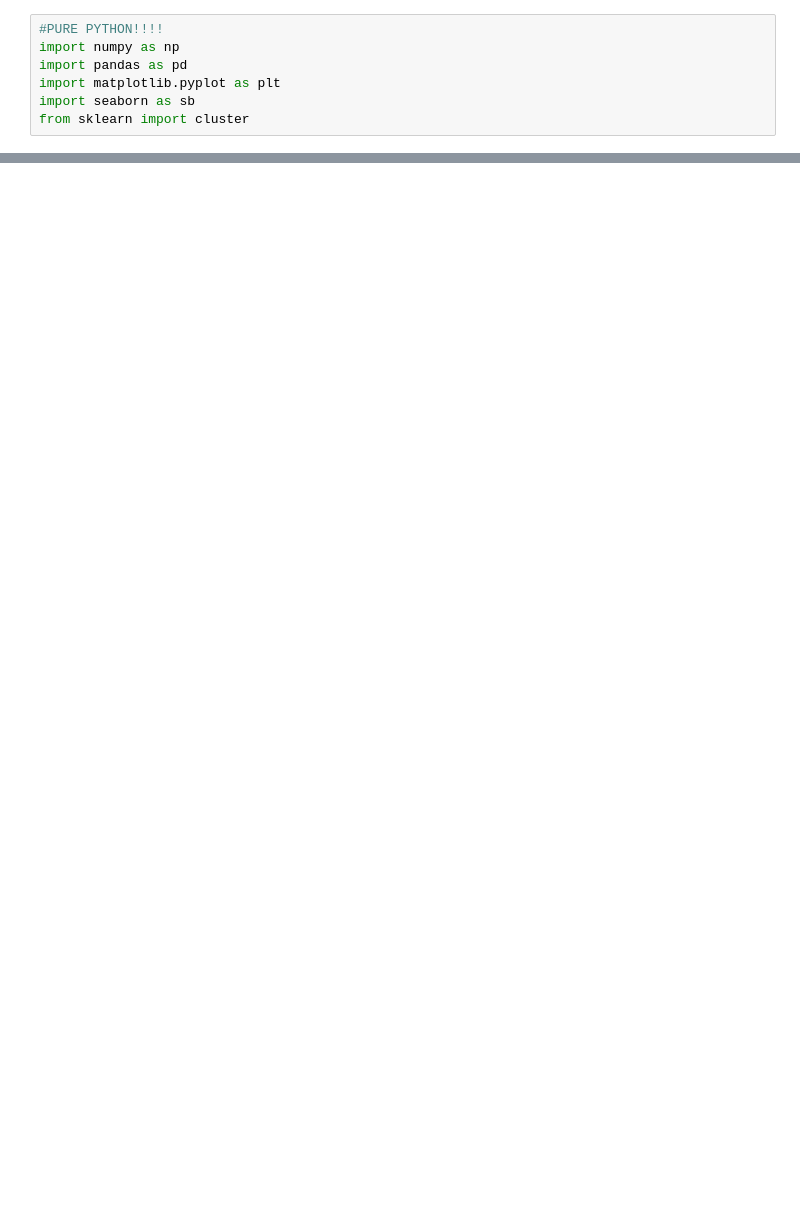
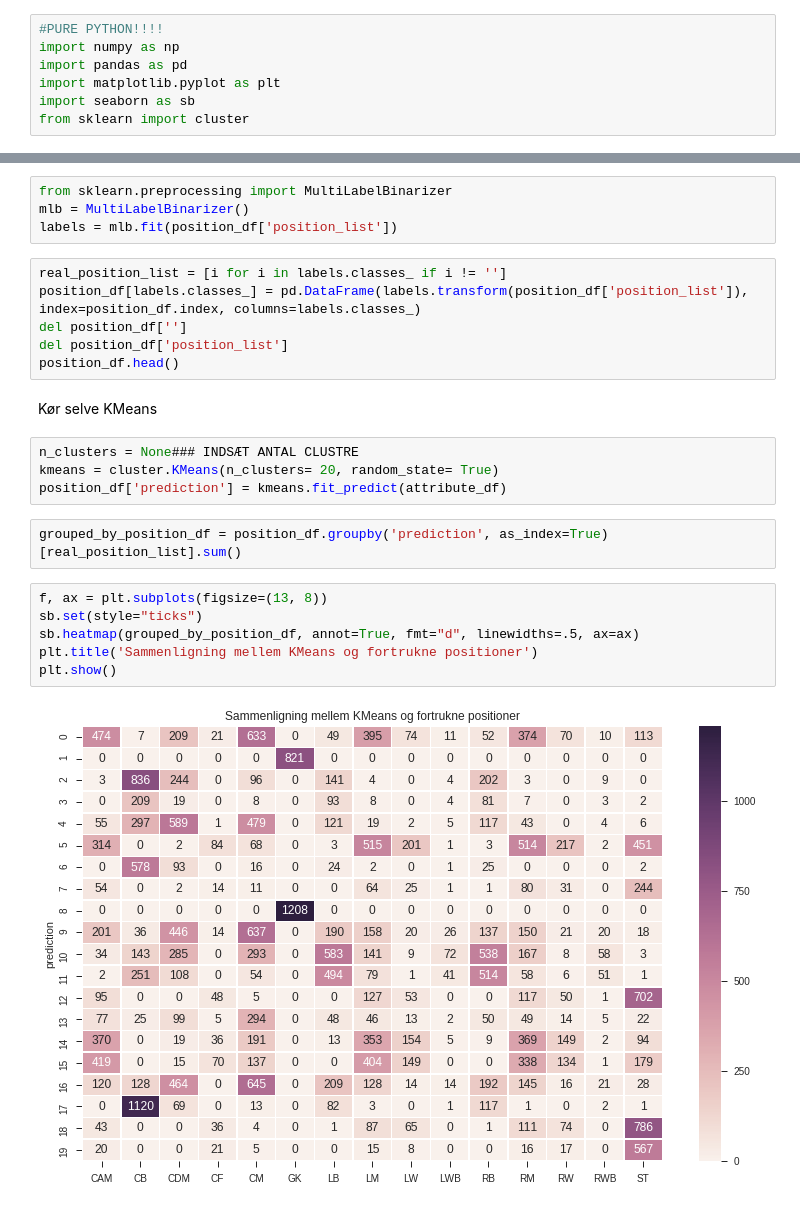
Before and after one commit to mssalvador/Fifa2018, a Jupyter notebook: Teknisk Tirsdag Tutorial (Un-Supervised).ipynb, the cells around one changed output, grey strips where cells are left out. Cells and saved outputs as stored; diff of their text form; blank space fills up the shorter version.

```diff
--- a/Teknisk Tirsdag Tutorial (Un-Supervised).ipynb
+++ b/Teknisk Tirsdag Tutorial (Un-Supervised).ipynb
@@ -139,0 +218,26 @@ attribute_df
+# %%
+from sklearn.preprocessing import MultiLabelBinarizer
+mlb = MultiLabelBinarizer()
+labels = mlb.fit(position_df['position_list'])
+# %%
+real_position_list = [i for i in labels.classes_ if i != '']
+position_df[labels.classes_] = pd.DataFrame(labels.transform(position_df['position_list']), index=position_df.index, columns=labels.classes_)
+del position_df['']
+del position_df['position_list']
+position_df.head()
+# %% [markdown]
+Kør selve KMeans
+# %%
+n_clusters = None### INDSÆT ANTAL CLUSTRE
+kmeans = cluster.KMeans(n_clusters= 20, random_state= True)
+position_df['prediction'] = kmeans.fit_predict(attribute_df)
+# %%
+grouped_by_position_df = position_df.groupby('prediction', as_index=True)[real_position_list].sum()
+# %%
+f, ax = plt.subplots(figsize=(13, 8))
+sb.set(style="ticks")
+sb.heatmap(grouped_by_position_df, annot=True, fmt="d", linewidths=.5, ax=ax)
+plt.title('Sammenligning mellem KMeans og fortrukne positioner')
+plt.show()
+# %% [output]
+[figure, added]
```
Also changed, not shown: parts of 39 cells of this notebook.
